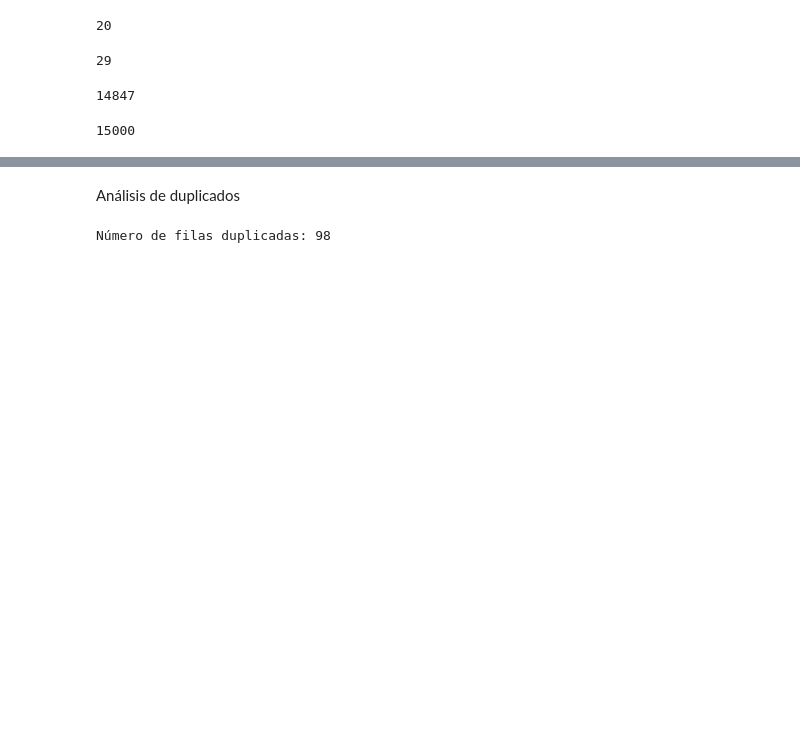
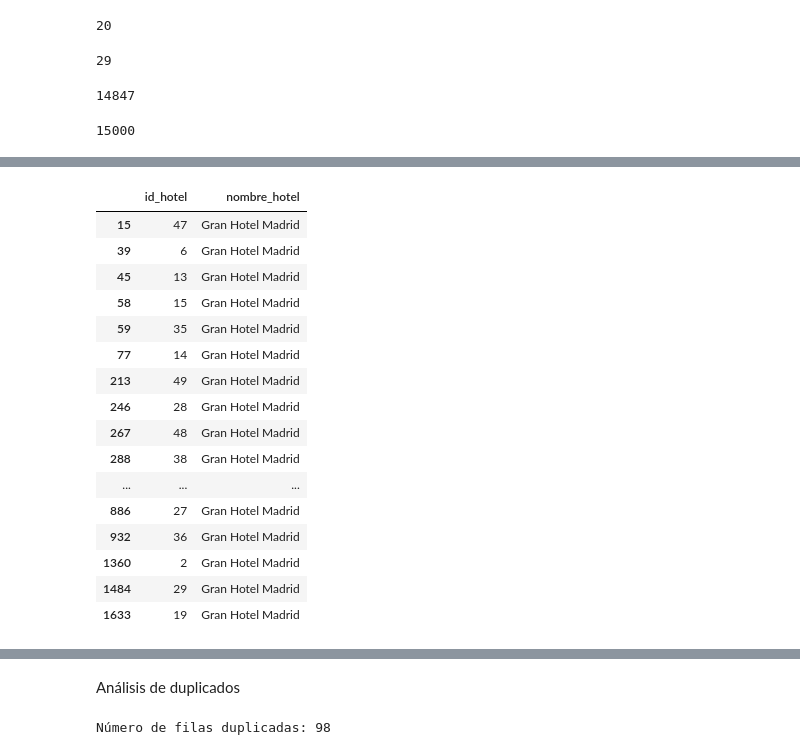
Before and after one commit to marta-ba/ETL_IBIShotels, a Jupyter notebook: jupyters/eda.ipynb, the cells around one changed output, grey strips where cells are left out. Drawn from its saved outputs; the diff is of its cells as text; code cells hidden in the pictures; blank space fills up the shorter version.

```diff
--- a/jupyters/eda.ipynb
+++ b/jupyters/eda.ipynb
@@ -276,0 +290,20 @@ Length: 15098, dtype: float64
+# %%
+df[df["nombre_hotel"] == "Gran Hotel Madrid"][["id_hotel", "nombre_hotel"]].drop_duplicates()
+# %% [output]
+|  | id_hotel | nombre_hotel |
+| 15 | 47 | Gran Hotel Madrid |
+| 39 | 6 | Gran Hotel Madrid |
+| 45 | 13 | Gran Hotel Madrid |
+| 58 | 15 | Gran Hotel Madrid |
+| 59 | 35 | Gran Hotel Madrid |
+| 77 | 14 | Gran Hotel Madrid |
+| 213 | 49 | Gran Hotel Madrid |
+| 246 | 28 | Gran Hotel Madrid |
+| 267 | 48 | Gran Hotel Madrid |
+| 288 | 38 | Gran Hotel Madrid |
+| ... | ... | ... |
+| 886 | 27 | Gran Hotel Madrid |
+| 932 | 36 | Gran Hotel Madrid |
+| 1360 | 2 | Gran Hotel Madrid |
+| 1484 | 29 | Gran Hotel Madrid |
+| 1633 | 19 | Gran Hotel Madrid |
```
Also changed, not shown: parts of 30 cells of this notebook.
